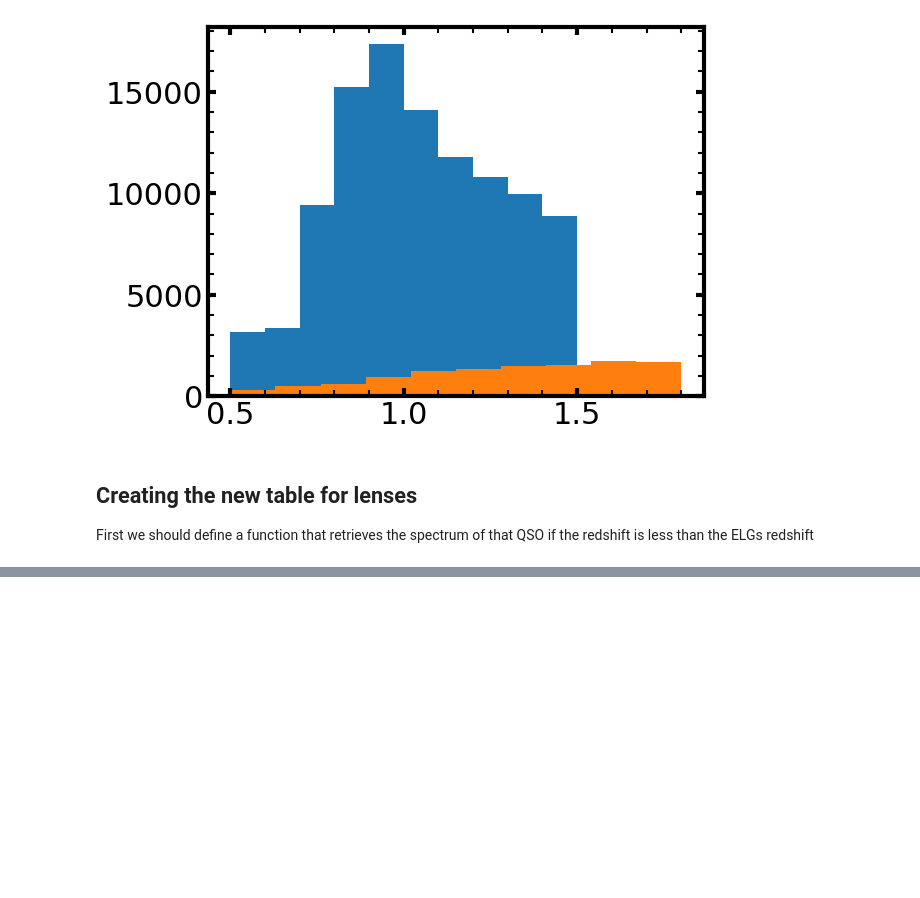
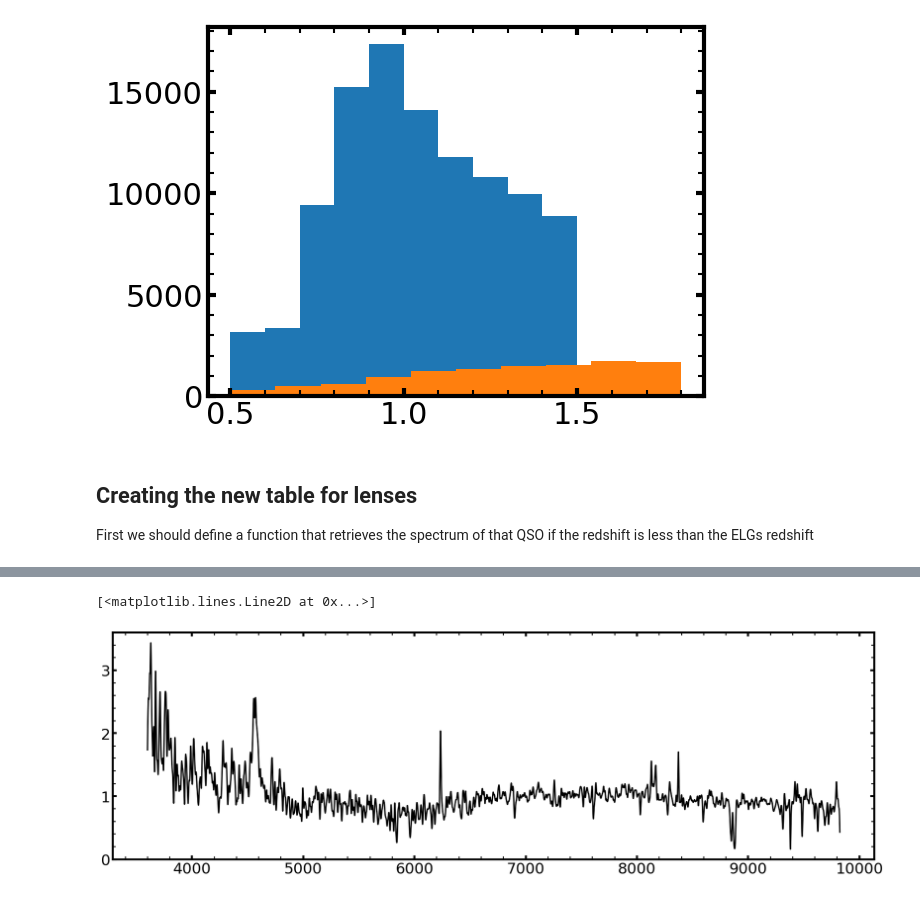
Before and after one commit to emcarthur123/QSL-ML, a Jupyter notebook: Untitled.ipynb, the cells around one changed output, grey strips where cells are left out. Drawn from its saved outputs; the diff is of its cells as text; code cells hidden in the pictures; blank space fills up the shorter version.

```diff
--- a/Untitled.ipynb
+++ b/Untitled.ipynb
@@ -460,0 +447,19 @@ while(i <= len(lense_qso))
+# %%
+# simple test code to iterate through the elg table and find where QSO's are less than the selected elg's redshift at a certain index and then
+# randomly select from the list of indexes from np.where
+for i in range(0,1):
+    locate_elg = new_elg_dist['z'].iloc[i]
+    find_lowz_qso = np.where(lense_qso['z'] <= locate)
+    row_to_column = np.transpose(find_lowz_qso)
+    index_lowz = np.random.choice(len(row_to_column))
+    new_index = int(row_to_column[index_lowz])
+    higher_red = lense_qso['z'].iloc[new_index]
+
+    QSO_Table = Spectrum_qso(new_index)
+    ELG_table = Spectrum_elg(i)
+    lense = Lensing(QSO_Table, ELG_table)
+    print(lense)
+    print('QSO targetid is ', lense_qso['targetid'].iloc[new_index])
+    print('ELG targetid is ', new_elg_dist['targetid'].iloc[i])
+    #print('lower redshift of ', higher_red)
+    #print('higher redshift of ', locate_elg)
@@ -460,0 +483,6 @@ while(i <= len(lense_qso))
+# %%
+plt.figure(figsize = (20, 6))
+plt.plot(lense['Wavelength'], convolve(lense['Flux'], Gaussian1DKernel(5)), color = 'k', lw = 2.0)
+# %% [output]
+[<matplotlib.lines.Line2D at 0x...>]
+[figure, added]
```
Also changed, not shown: parts of 6 cells of this notebook.
